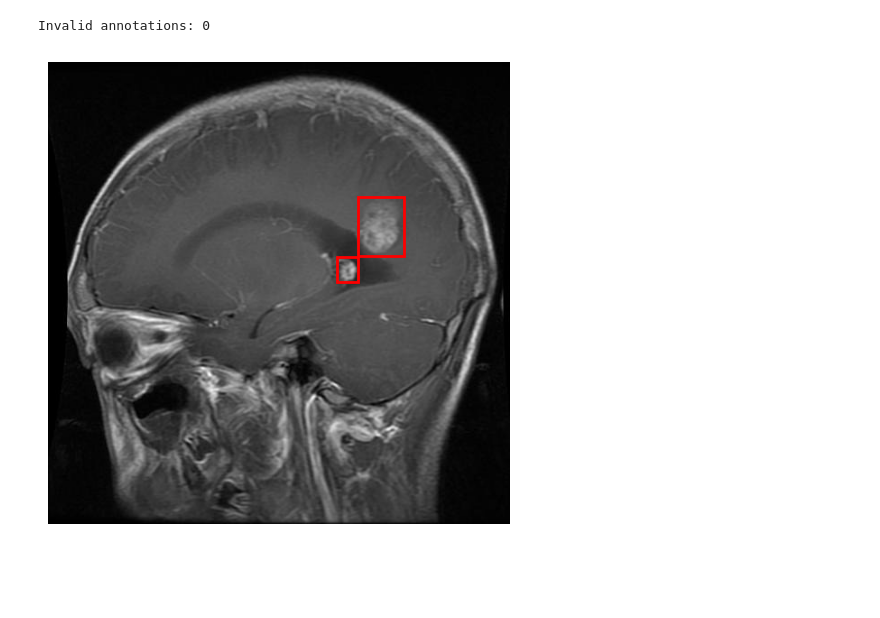
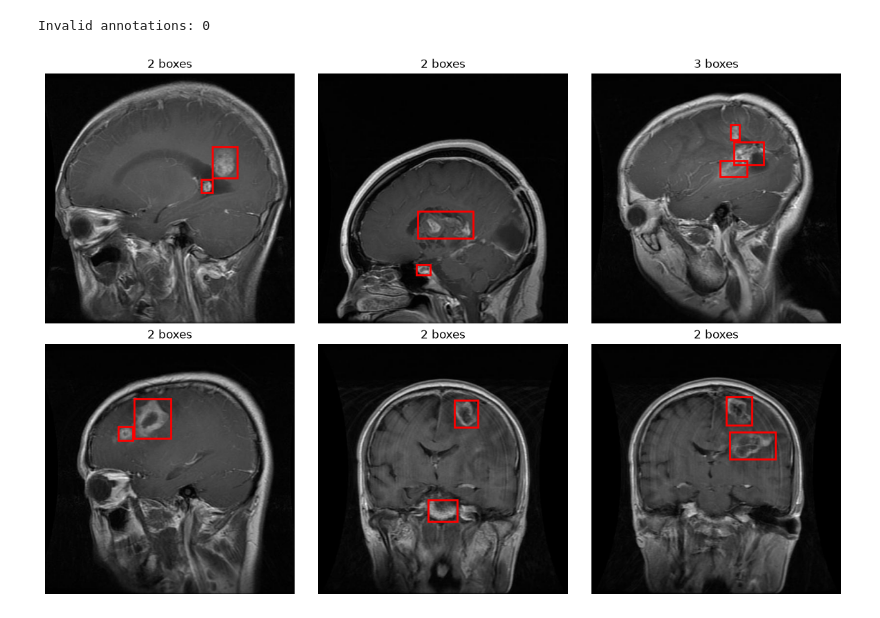
Before and after one commit to zakaryahari/mri-tumor-detection-pipeline, a Jupyter notebook: notebooks/D1_Exploration.ipynb, the cells around one changed output. Drawn from its saved outputs; the diff is of its cells as text; code cells hidden in the pictures; blank space fills up the shorter version.

Commit message:
Understand the multiple boxes for the 'Glioma' tumer

```diff
--- a/notebooks/D1_Exploration.ipynb
+++ b/notebooks/D1_Exploration.ipynb
@@ -465,44 +465,57 @@ Invalid annotations: 0
 # %%
 folder = train_path / "Glioma"
 
+plt.figure(figsize=(12, 8))
+
+count = 0
+
 for label_path in (folder / "labels").glob("*.txt"):
 
-    with open(label_path) as file:
-        lines = file.readlines()
+    lines = label_path.read_text().splitlines()
 
-    if len(lines) > 1:
+    if len(lines) < 2:
+        continue
+
+    image_path = folder / "images" / (label_path.stem + ".jpg")
+
+    if not image_path.exists():
+        continue
+
+    image = Image.open(image_path)
+    width, height = image.size
+
+    count += 1
+
+    ax = plt.subplot(2, 3, count)
+    ax.imshow(image)
+
+    for line in lines:
+        cls, x, y, w, h = map(float, line.split())
+
+        box_w = w * width
+        box_h = h * height
+
+        x_min = x * width - box_w / 2
+        y_min = y * height - box_h / 2
+
+        box = patches.Rectangle(
+            (x_min, y_min),
+            box_w,
+            box_h,
+            fill=False,
+            edgecolor="red",
+            linewidth=2
+        )
+
+        ax.add_patch(box)
+
+    ax.set_title(f"{len(lines)} boxes")
+    ax.axis("off")
+
+    if count == 6:
         break
 
-image_path = folder / "images" / (label_path.stem + ".jpg")
-
-image = Image.open(image_path)
-width, height = image.size
-
-fig, ax = plt.subplots(figsize=(6, 6))
-ax.imshow(image)
-
-for line in lines:
-
-    cls, x, y, w, h = map(float, line.split())
-
-    box_width = w * width
-    box_height = h * height
-
-    x_min = x * width - box_width / 2
-    y_min = y * height - box_height / 2
-
-    box = patches.Rectangle(
-        (x_min, y_min),
-        box_width,
-        box_height,
-        fill=False,
-        edgecolor="red",
-        linewidth=2
-    )
-
-    ax.add_patch(box)
-
-ax.axis("off")
+plt.tight_layout()
 plt.show()
 # %% [output]
-[figure, old version]
+[figure, new version]
```
